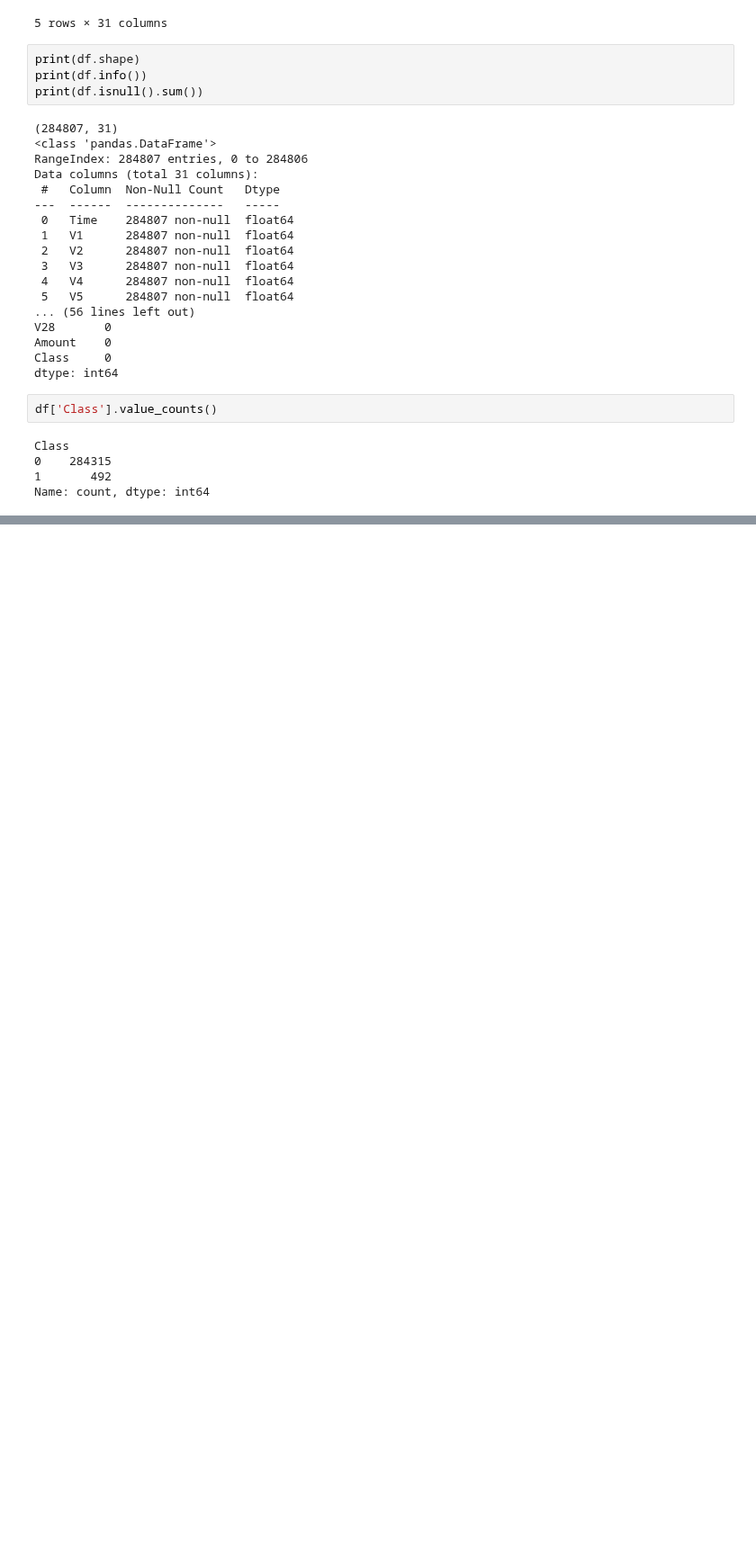
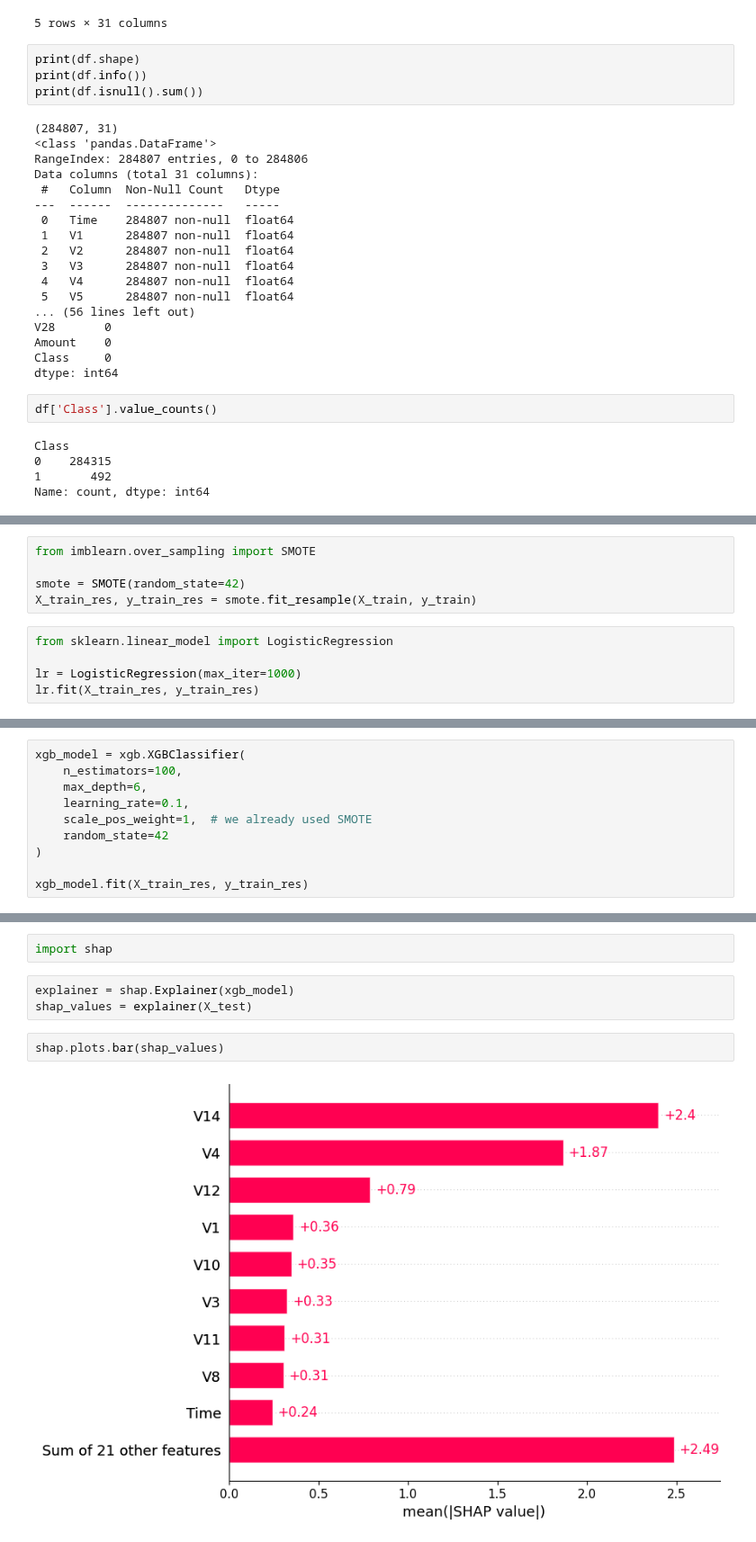
Before and after one commit to sahanapatil-8/bank-fraud-detection, a Jupyter notebook: notebooks/eda.ipynb, the cells around one changed output, grey strips where cells are left out. Shown at 90% size. Cells and saved outputs as stored; diff of their text form; blank space fills up the shorter version.

```diff
--- a/notebooks/eda.ipynb
+++ b/notebooks/eda.ipynb
@@ -43,0 +59,10 @@ Name: count, dtype: int64
+# %%
+from imblearn.over_sampling import SMOTE
+
+smote = SMOTE(random_state=42)
+X_train_res, y_train_res = smote.fit_resample(X_train, y_train)
+# %%
+from sklearn.linear_model import LogisticRegression
+
+lr = LogisticRegression(max_iter=1000)
+lr.fit(X_train_res, y_train_res)
@@ -43,0 +81,10 @@ Name: count, dtype: int64
+# %%
+xgb_model = xgb.XGBClassifier(
+    n_estimators=100,
+    max_depth=6,
+    learning_rate=0.1,
+    scale_pos_weight=1,  # we already used SMOTE
+    random_state=42
+)
+
+xgb_model.fit(X_train_res, y_train_res)
@@ -43,0 +134,9 @@ Name: count, dtype: int64
+# %%
+import shap
+# %%
+explainer = shap.Explainer(xgb_model)
+shap_values = explainer(X_test)
+# %%
+shap.plots.bar(shap_values)
+# %% [output]
+[figure, added]
```
Also changed, not shown: parts of 11 cells of this notebook, 4 other files.
